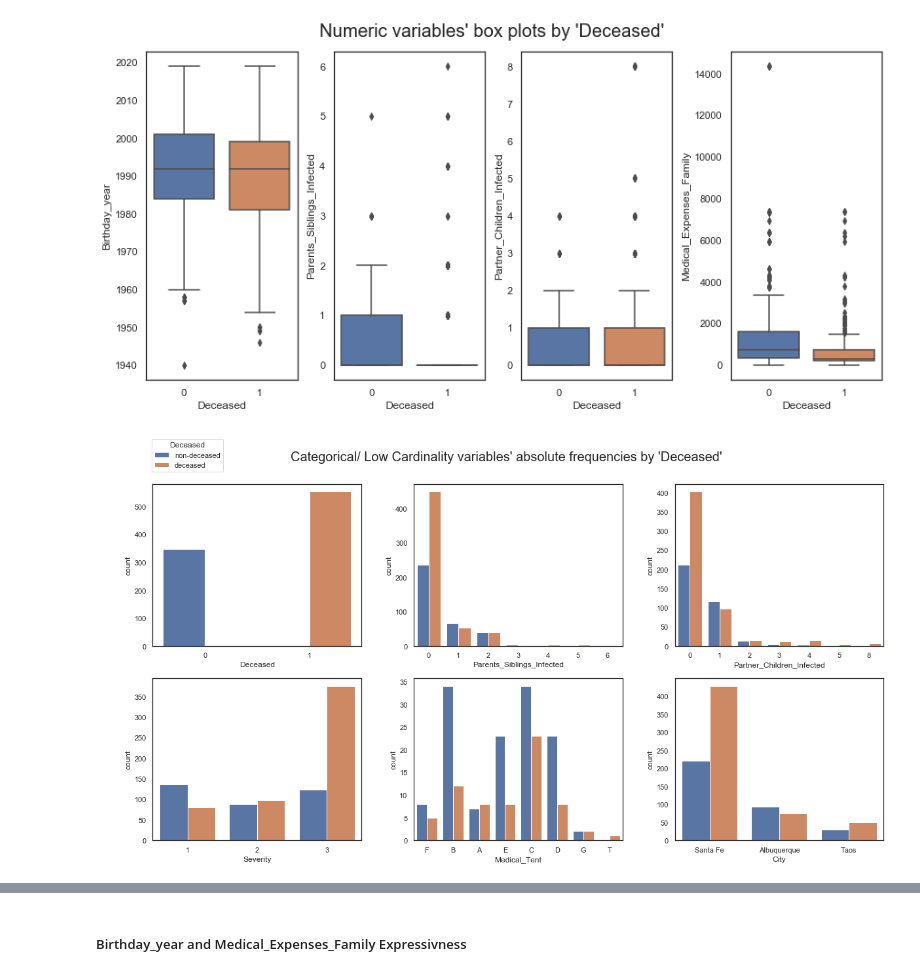
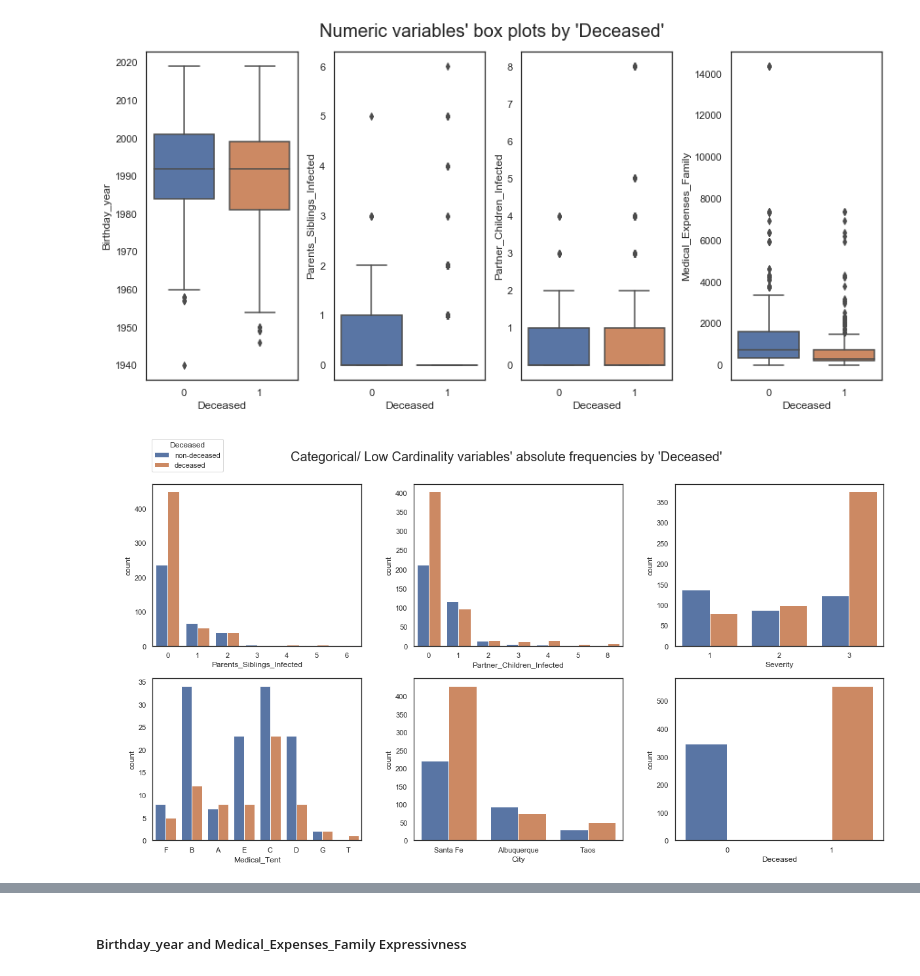
Before and after one commit to DavidSilva98/ML_project, a Jupyter notebook: group7.ipynb, the cells around one changed output, grey strips where cells are left out. Cells and saved outputs as stored; diff of their text form; code cells hidden in the pictures.

```diff
--- a/group7.ipynb
+++ b/group7.ipynb
@@ -240,6 +206,6 @@ X_train, y_train = train_df.drop(columns='Deceased'), train_df.Deceased
 # %%
 # Variable groups
-lc_c_features = ["Severity", "Medical_Tent", "City"]  # low cardinality and categorical variables
-metric_features = X_train.columns.drop(lc_c_features + ["Family_Case_ID", "Name"]).to_list()  # metric variables
+lc_c_features = ["Severity", "Medical_Tent", "City", "Deceased"]  # low cardinality and categorical variables
+metric_features = train_df.columns.drop(lc_c_features + ["Family_Case_ID", "Name"]).to_list() + ["Deceased"]  # metric variables
 # %%
 # data to plot
@@ -258,16 +223,16 @@ plt.show()
 # %%
 sns.set(style="white")
 
-# data to plot
-plot_df = pd.concat([X_train[metric_features], y_train], axis=1)
+# features to plot
 plot_features = metric_features
+plot_features.remove("Deceased")
 
 # Prepare figure
 fig, axes = plt.subplots(1, len(plot_features), figsize=(12,6), constrained_layout=True)
 
 # Plot data
 for ax, f in zip(axes.flatten(), plot_features):
-    sns.boxplot(y=f, data=plot_df, ax=ax, x='Deceased')
+    sns.boxplot(y=f, data=train_df, ax=ax, x='Deceased')
 
 # Layout
 plt.suptitle("Numeric variables' box plots by 'Deceased'", fontsize=20)
@@ -278,28 +243,28 @@ plt.show()
 # %%
 sns.set(style="white")
 
 # data to plot
-plot_df = pd.concat([X_train[lc_c_features + ["Parents_Siblings_Infected", "Partner_Children_Infected"]], y_train], axis=1)
-plot_features = ["Deceased", "Parents_Siblings_Infected", "Partner_Children_Infected"] + lc_c_features
+plot_df = train_df[lc_c_features + ["Parents_Siblings_Infected", "Partner_Children_Infected"]]
+plot_features = ["Parents_Siblings_Infected", "Partner_Children_Infected"] + lc_c_features
 
 # figure and axes
 fig, axes = plt.subplots(2, ceil(len(plot_features)/2), figsize=(20,10))
 
 # plot data
 for ax, x in zip(axes.flatten(), plot_features):
     if x == "Deceased":
         sns.countplot(x=x, hue="Deceased", order=[0, 1], data=plot_df, ax=ax)
     else:
         sns.countplot(x=x, hue="Deceased", data=plot_df, ax=ax)
     ax.get_legend().remove()
 
-# Set legend (IsCanceled)
+# Set legend (Deceased)
 handles, _ = axes[0, 0].get_legend_handles_labels()
 fig.legend(handles, ["non-deceased", "deceased"], loc=(0.07,0.91), title="Deceased", title_fontsize=12)
 
 plt.subplots_adjust(wspace=0.25)
 plt.suptitle("Categorical/ Low Cardinality variables' absolute frequencies by 'Deceased'", y=0.95, fontsize=20)
 
 plt.show()
 # %% [output]
-[figure, old version]
+[figure, new version]
```
Also changed, not shown: parts of 59 cells of this notebook.
